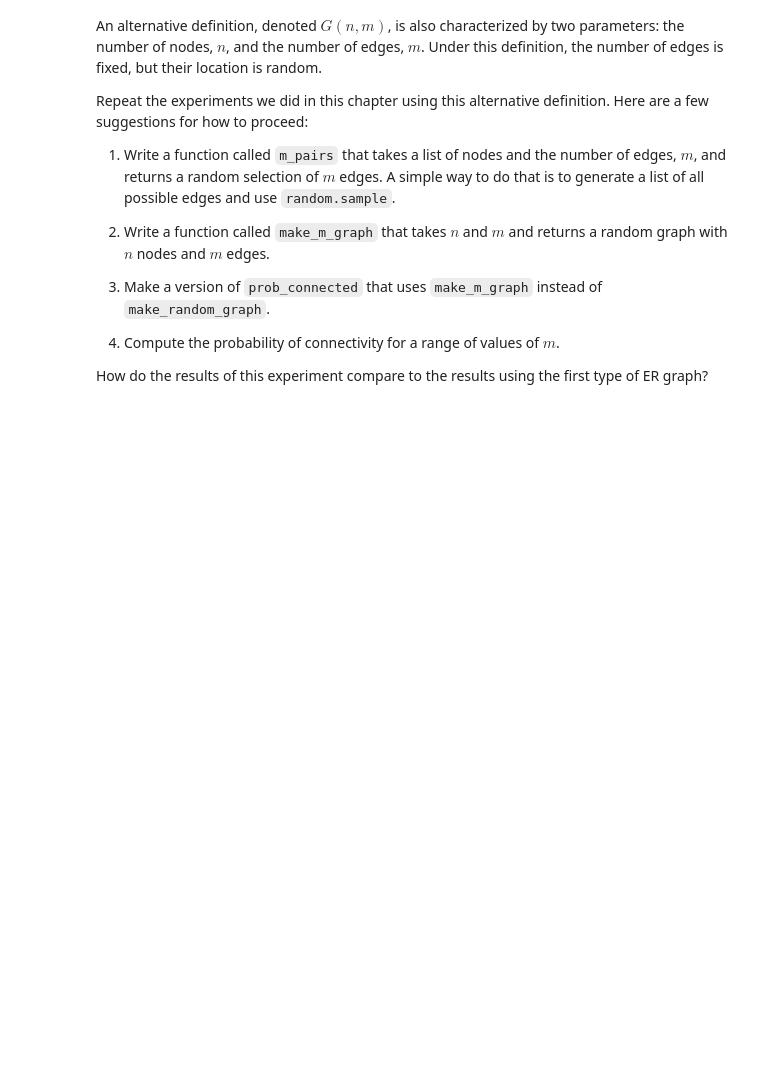
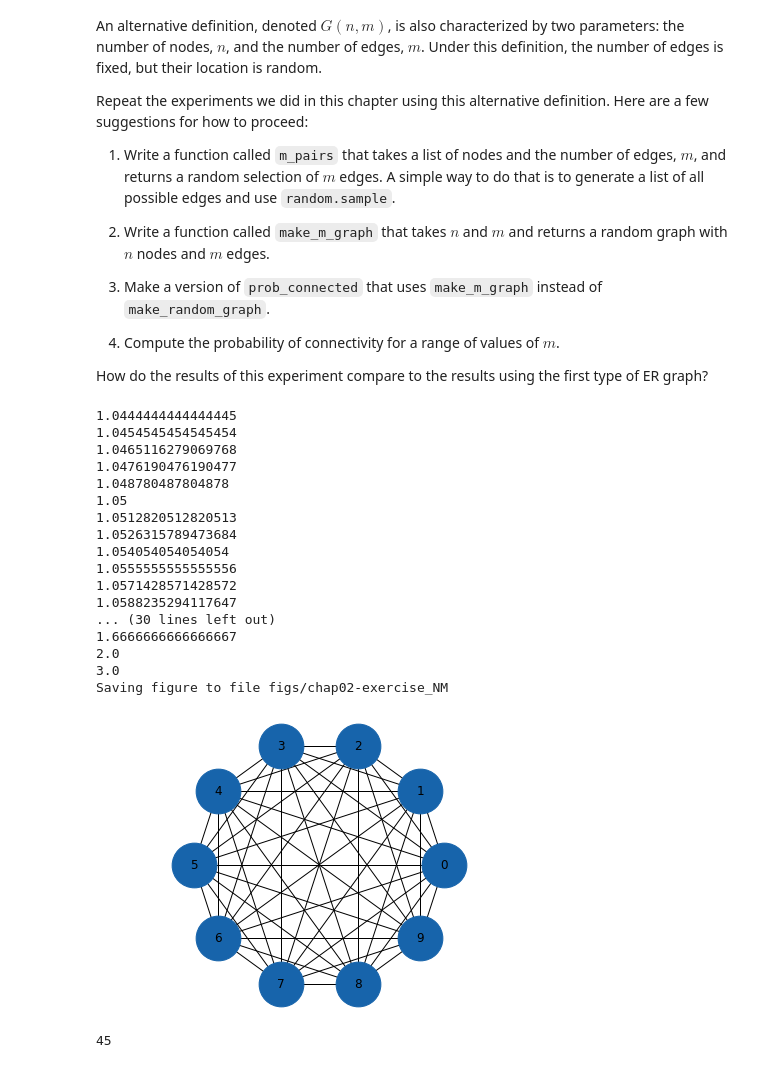
Before and after one commit to anferneealviar99/ThinkComplexity2, a Jupyter notebook: notebooks/chap02.ipynb, the cells around one changed output. Saved outputs shown, nothing was run; the diff lists cells and outputs as text; code cells hidden in the pictures; blank space fills up the shorter version.

```diff
--- a/notebooks/chap02.ipynb
+++ b/notebooks/chap02.ipynb
@@ -511,2 +535,65 @@ How do the results of this experiment compare to the results using the first typ
+# %%
+# Solution goes here
+import random
+
+def m_pairs(nodes, m):
+    pairs = list(all_pairs(nodes))
+    return random.sample(pairs, m)
+
+def all_edges(nodes):
+    #if u < v yield a pair
+    for u in nodes:
+        for v in nodes:
+            if u < v:
+                yield u, v
+
+def m_pairs(nodes, m):
+    n = len(nodes)
+    num = m
+    den = n * (n-1) / 2 #sum of 1 to n numbers is the denominator
+    for edge in all_edges(nodes):
+        p = num / den # base probability
+        print(p)
+        if flip(p): #True with probability p
+            num -= 1
+            den -= 1
+            yield edge
+        else:
+            den -=1
+
+
+def make_m_graph(n, m):
+    G = nx.Graph()
+    nodes = range(n)
+    G.add_nodes_from(nodes)
+    G.add_edges_from(m_pairs(nodes, m))
+    return G
+
+m_graph = make_m_graph(10, 47)
+
+nx.draw_circular(m_graph, node_color='C0', node_size=2000, with_labels=True)
+plt.axis('equal')
+savefig('figs/chap02-exercise_NM')
+# %% [output]
+1.0444444444444445
+1.0454545454545454
+1.0465116279069768
+1.0476190476190477
+1.048780487804878
+1.05
+1.0512820512820513
+1.0526315789473684
+1.054054054054054
+1.0555555555555556
+1.0571428571428572
+1.0588235294117647
+... (30 lines left out)
+1.6666666666666667
+2.0
+3.0
+Saving figure to file figs/chap02-exercise_NM
+[figure, added]
 # %%
 m_graph.number_of_edges()
+# %% [output]
+45
```
Also changed, not shown: parts of 12 cells of this notebook, 2 other files.
